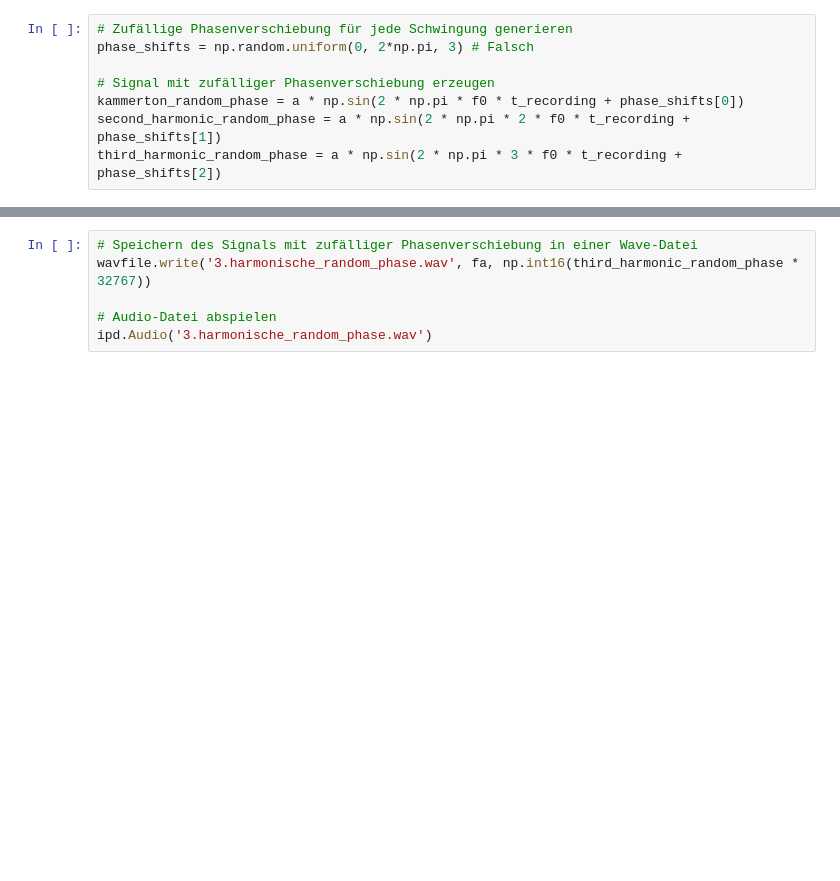
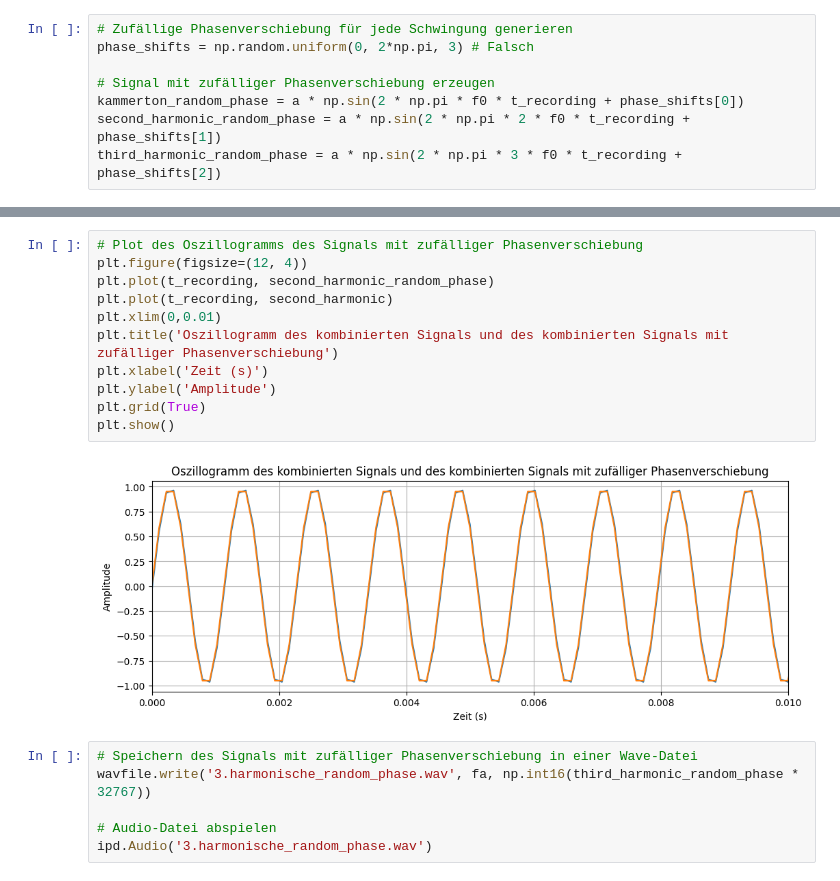
Before and after one commit to JoHoppe/LaborSprache, a Jupyter notebook: Sprachverarbeitung/labor1Überarbeitet.ipynb, the cells around one changed output, grey strips where cells are left out. Cells and saved outputs as stored; diff of their text form; blank space fills up the shorter version.

```diff
--- a/Sprachverarbeitung/labor1Überarbeitet.ipynb
+++ b/Sprachverarbeitung/labor1Überarbeitet.ipynb
@@ -218,6 +219,19 @@ ipd.Audio('2.harmonische_random_phase.wav')
 ipd.Audio('2.harmonische.wav')
 # %% [output]
 [interactive output not drawn]
+# %%
+# Plot des Oszillogramms des Signals mit zufälliger Phasenverschiebung
+plt.figure(figsize=(12, 4))
+plt.plot(t_recording, second_harmonic_random_phase)
+plt.plot(t_recording, second_harmonic)
+plt.xlim(0,0.01)
+plt.title('Oszillogramm des kombinierten Signals und des kombinierten Signals mit zufälliger Phasenverschiebung')
+plt.xlabel('Zeit (s)')
+plt.ylabel('Amplitude')
+plt.grid(True)
+plt.show()
+# %% [output]
+[figure, added]
 # %%
 # Speichern des Signals mit zufälliger Phasenverschiebung in einer Wave-Datei
 wavfile.write('3.harmonische_random_phase.wav', fa, np.int16(third_harmonic_random_phase * 32767))
```
Also changed, not shown: parts of 16 cells of this notebook.
